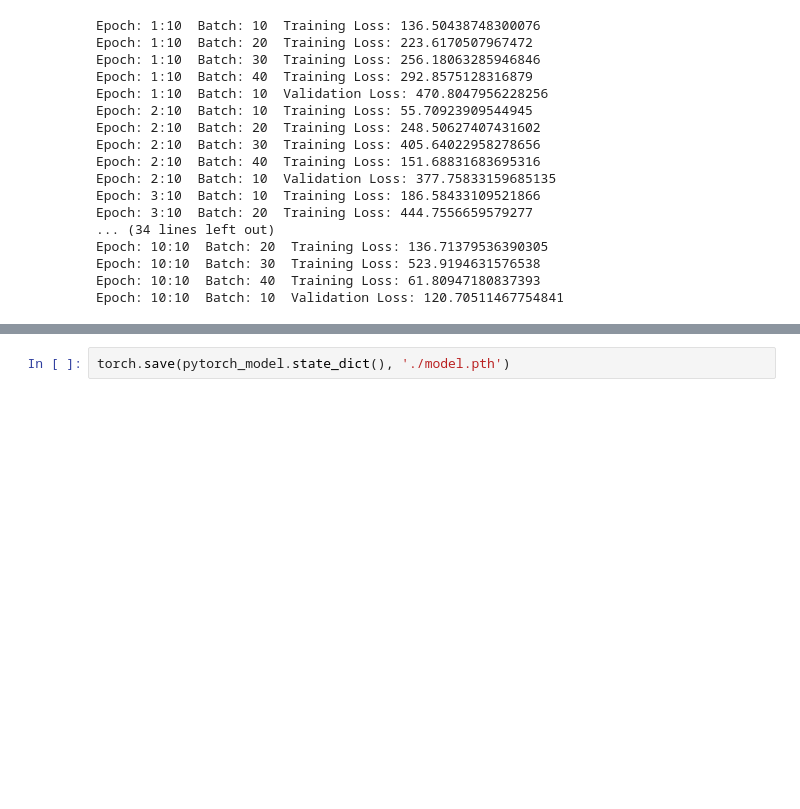
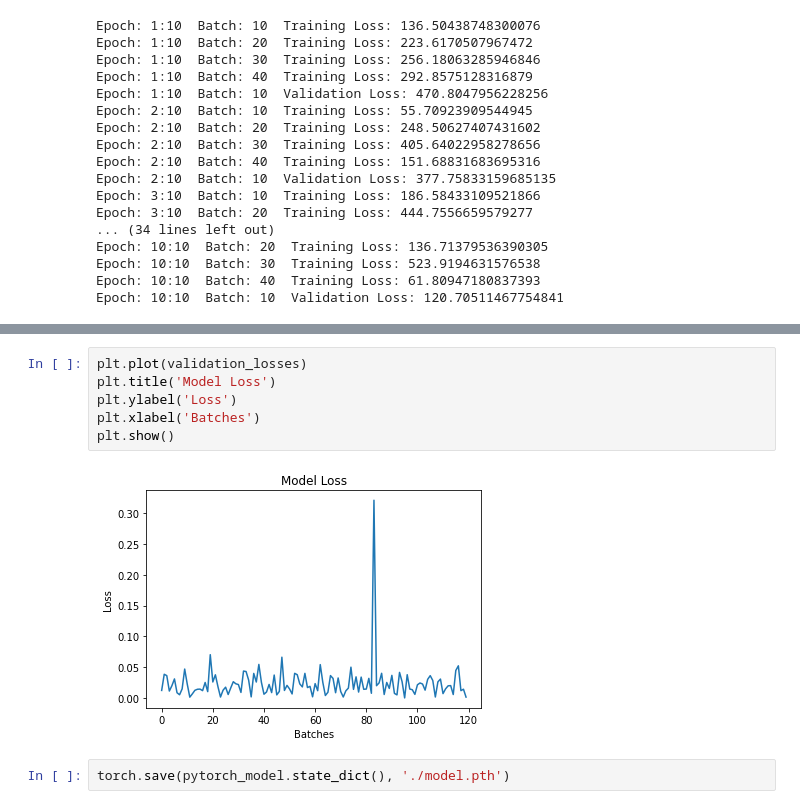
Before and after one commit to imdeepmind/UdacitySelfDrivingCar, a Jupyter notebook: Base_Model_PyTorch.ipynb, the cells around one changed output, grey strips where cells are left out. Cells and saved outputs as stored; diff of their text form; blank space fills up the shorter version.

```diff
--- a/Base_Model_PyTorch.ipynb
+++ b/Base_Model_PyTorch.ipynb
@@ -280,2 +278,10 @@ plt.show()
+# %%
+plt.plot(validation_losses)
+plt.title('Model Loss')
+plt.ylabel('Loss')
+plt.xlabel('Batches')
+plt.show()
+# %% [output]
+[figure, added]
 # %%
 torch.save(pytorch_model.state_dict(), './model.pth')
```
Also changed, not shown: parts of 1 cell of this notebook.
